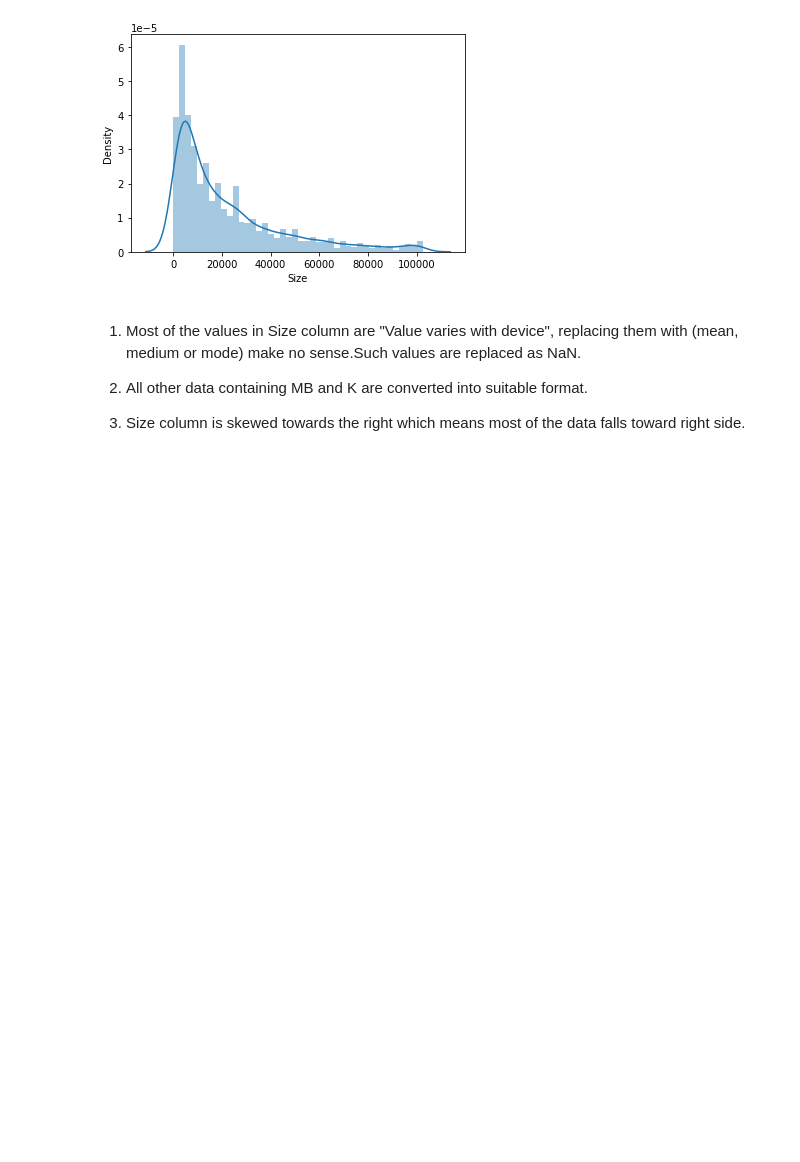
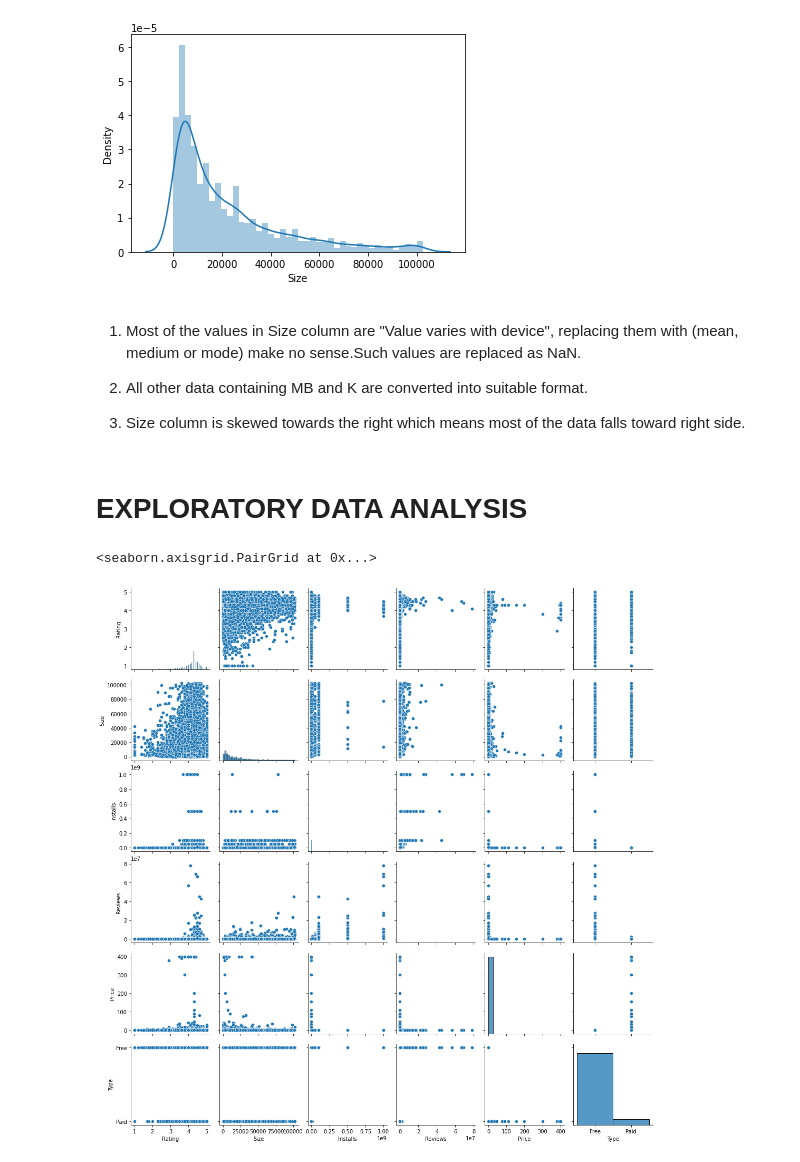
Before and after one commit to Richesh111/PlayStore, a Jupyter notebook: FinalCapstoneProject.ipynb, the cells around one changed output. Saved outputs shown, nothing was run; the diff lists cells and outputs as text; code cells hidden in the pictures; blank space fills up the shorter version.

```diff
--- a/FinalCapstoneProject.ipynb
+++ b/FinalCapstoneProject.ipynb
@@ -380,3 +381,5 @@ sns.distplot(df[df['Size'] != 'NaN']['Size'])
 2. All other data containing MB and K are converted into suitable format.
 
 3. Size column is skewed towards the right which means most of the data falls toward right side.
+# %% [markdown]
+# **EXPLORATORY DATA ANALYSIS**
@@ -382,0 +391,5 @@ sns.distplot(df[df['Size'] != 'NaN']['Size'])
+# %%
+sns.pairplot(df,vars=['Rating','Size', 'Installs', 'Reviews', 'Price','Type'],dropna=True)
+# %% [output]
+<seaborn.axisgrid.PairGrid at 0x...>
+[figure, added]
```
Also changed, not shown: parts of 16 cells of this notebook.
